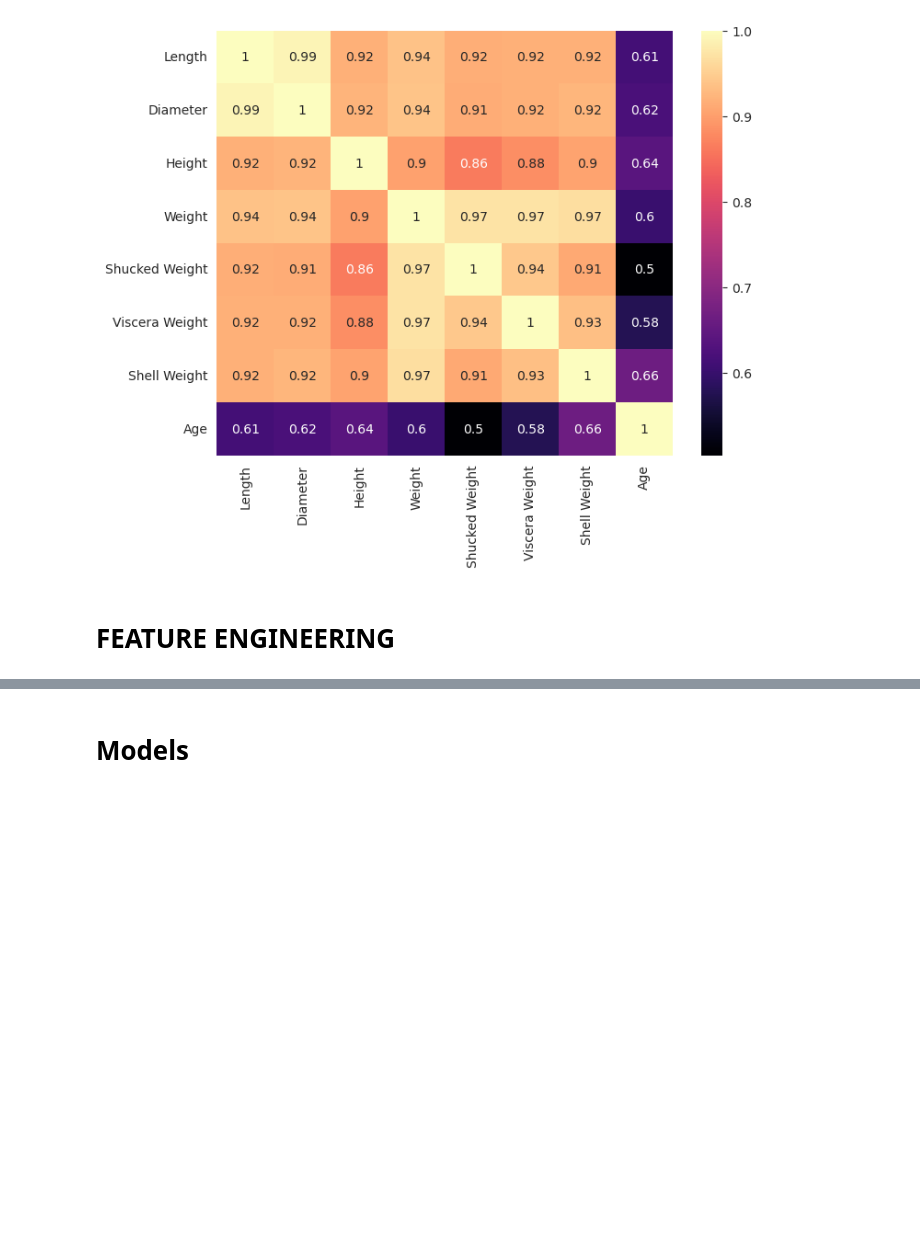
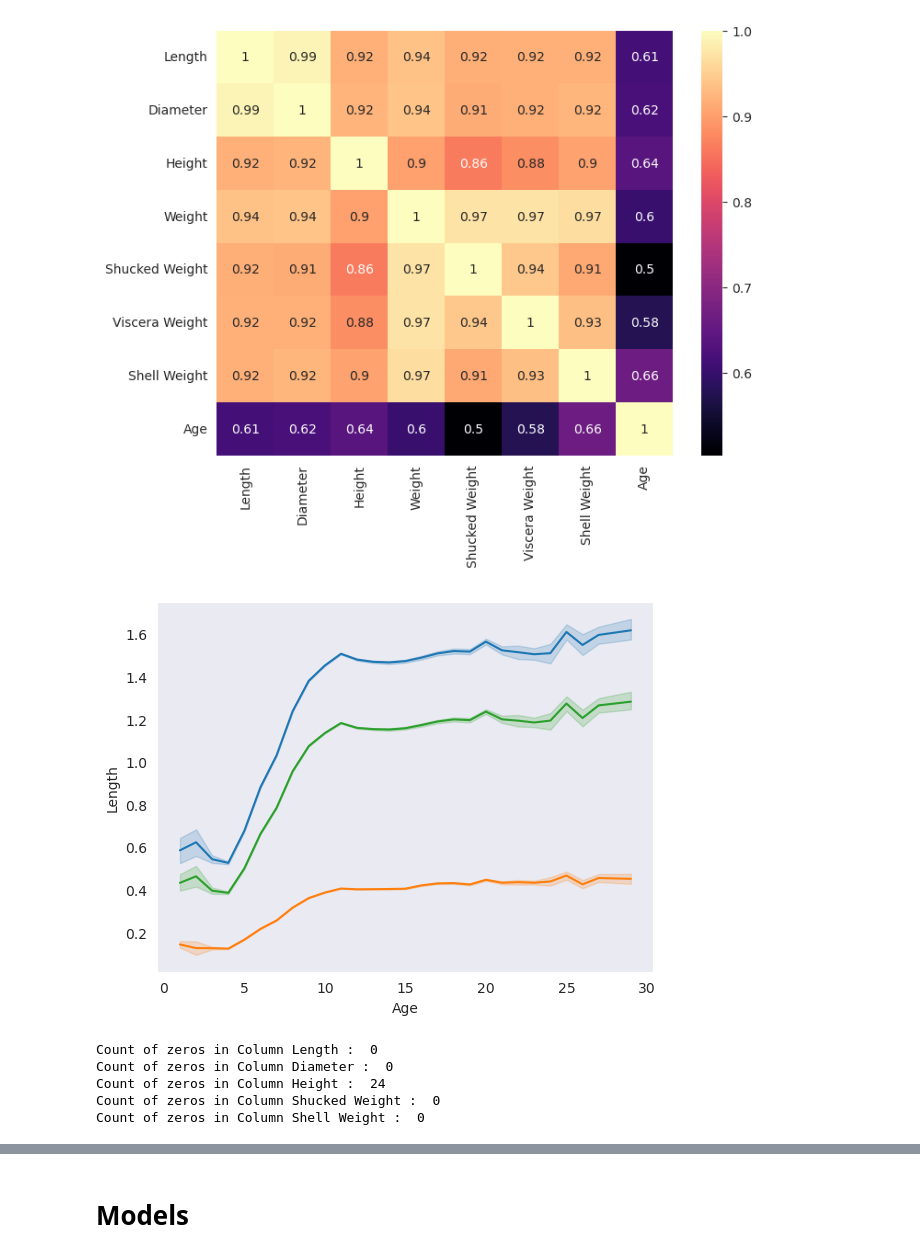
Before and after one commit to IqmanS/Machine-Learning-Notebooks, a Jupyter notebook: playground_series/crab_age/crab-age.ipynb, the cells around one changed output, grey strips where cells are left out. Drawn from its saved outputs; the diff is of its cells as text; code cells hidden in the pictures; blank space fills up the shorter version.

Commit message:
Kaggle Notebook | Crab Age  | Version 4

```diff
--- a/playground_series/crab_age/crab-age.ipynb
+++ b/playground_series/crab_age/crab-age.ipynb
@@ -68,20 +68,20 @@ Index(['id', 'Sex', 'Length', 'Diameter', 'Height', 'Weight', 'Shucked Weight',
       dtype='object')
 # %%
 dummy = []
-cols = ['Sex']
-for i in cols:
+col = ['Sex']
+for i in col:
     dummy.append(pd.get_dummies(crab_train[i]))
 crab_dummy = pd.concat(dummy, axis=1)
 crab_train = pd.concat((crab_train,crab_dummy), axis=1)
 
 dummy = []
-for i in cols:
+for i in col:
     dummy.append(pd.get_dummies(crab_test[i]))
 crab_dummy = pd.concat(dummy, axis=1)
 crab_test = pd.concat((crab_test,crab_dummy), axis=1)
 # %%
-crab_train.drop(cols,axis=1,inplace=True)
-crab_test.drop(cols,axis=1,inplace=True)
+crab_train.drop(col,axis=1,inplace=True)
+crab_test.drop(col,axis=1,inplace=True)
 # %%
 features = ['Length', 'Diameter', 'Height', 'Weight', 'Shucked Weight','Viscera Weight', 'Shell Weight','Age']
 corr = crab_train[features].corr()
@@ -89,9 +89,25 @@ plt.figure(figsize = (8,6))
 sns.heatmap(corr, cmap = 'magma', annot = True);
 # %% [output]
 [figure]
-# %% [markdown]
-# **FEATURE ENGINEERING**
+# %%
+sns.lineplot(data=crab_train,x="Age",y="Length")
+sns.lineplot(data=crab_train,x="Age",y="Height")
+sns.lineplot(data=crab_train,x="Age",y="Diameter");
+# %% [output]
+[figure, added]
 # %%
+countL = (crab_train['Length'] == 0).sum()
+countB = (crab_train['Diameter'] == 0).sum()
+countH = (crab_train['Height'] == 0).sum()
+countSW = (crab_train['Shucked Weight'] == 0).sum()
+countShW = (crab_train['Shell Weight'] == 0).sum()
+print('Count of zeros in Column Length : ', countL)
+print('Count of zeros in Column Diameter : ', countB)
+print('Count of zeros in Column Height : ', countH)
+print('Count of zeros in Column Shucked Weight : ', countSW)
+print('Count of zeros in Column Shell Weight : ', countShW)
+
+
 # crab_train['Length'].replace(to_replace=0, method='ffill')
 # crab_train['Height'].replace(to_replace=0, method='ffill')
 # crab_train['Diameter'].replace(to_replace=0, method='ffill')
@@ -101,14 +117,20 @@ sns.heatmap(corr, cmap = 'magma', annot = True);
 # crab_test['Diameter'].replace(to_replace=0, method='ffill')
 
 
-# crab_train['Top Area'] = np.pi* crab_train['Length'] * crab_train['Diameter']
-# # crab_train['Density'] = crab_train['Weight']/(crab_train['Top Area'] * crab_train['Height'])
-# # crab_train["Length Diameter Ratio"]=crab_train['Length']/crab_train['Diameter']
-# # crab_train["Length Height Ratio"]=crab_train['Length']/crab_train['Height']
-# crab_train['Shell Shuck Ratio']=crab_train["Shell Weight"]/crab_train["Shucked Weight"]
+crab_train['Top Area'] = crab_train['Length'] * crab_train['Diameter']
+# crab_train['Density'] = crab_train['Weight']/(crab_train['Top Area'] * crab_train['Height'])
+crab_train["Length Diameter Ratio"]=crab_train['Length']/crab_train['Diameter']
+# crab_train["Height Length Ratio"]=crab_test['Height']/crab_test['Length']
+crab_train['Shell Shuck Ratio']=crab_train["Shell Weight"]/crab_train["Shucked Weight"]
 
-# crab_test['Top Area'] = np.pi* crab_test['Length'] * crab_test['Diameter']
-# # crab_test['Density'] = crab_test['Weight']/(crab_test['Top Area'] * crab_test['Height'])
-# # crab_test["Length Diameter Ratio"]=crab_test['Length']/crab_test['Diameter']
-# # crab_test["Length Height Ratio"]=crab_test['Length']/crab_test['Height']
-# crab_test['Shell Shuck Ratio']=crab_test["Shell Weight"]/crab_test["Shucked Weight"]
+crab_test['Top Area'] = crab_test['Length'] * crab_test['Diameter']
+# crab_test['Density'] = crab_test['Weight']/(crab_test['Top Area'] * crab_test['Height'])
+crab_test["Length Diameter Ratio"]=crab_test['Length']/crab_test['Diameter']
+# crab_test["Height Length Ratio"]=crab_test['Height']/crab_test['Length']
+crab_test['Shell Shuck Ratio']=crab_test["Shell Weight"]/crab_test["Shucked Weight"]
+# %% [output]
+Count of zeros in Column Length :  0
+Count of zeros in Column Diameter :  0
+Count of zeros in Column Height :  24
+Count of zeros in Column Shucked Weight :  0
+Count of zeros in Column Shell Weight :  0
```
Also changed, not shown: parts of 20 cells of this notebook.
